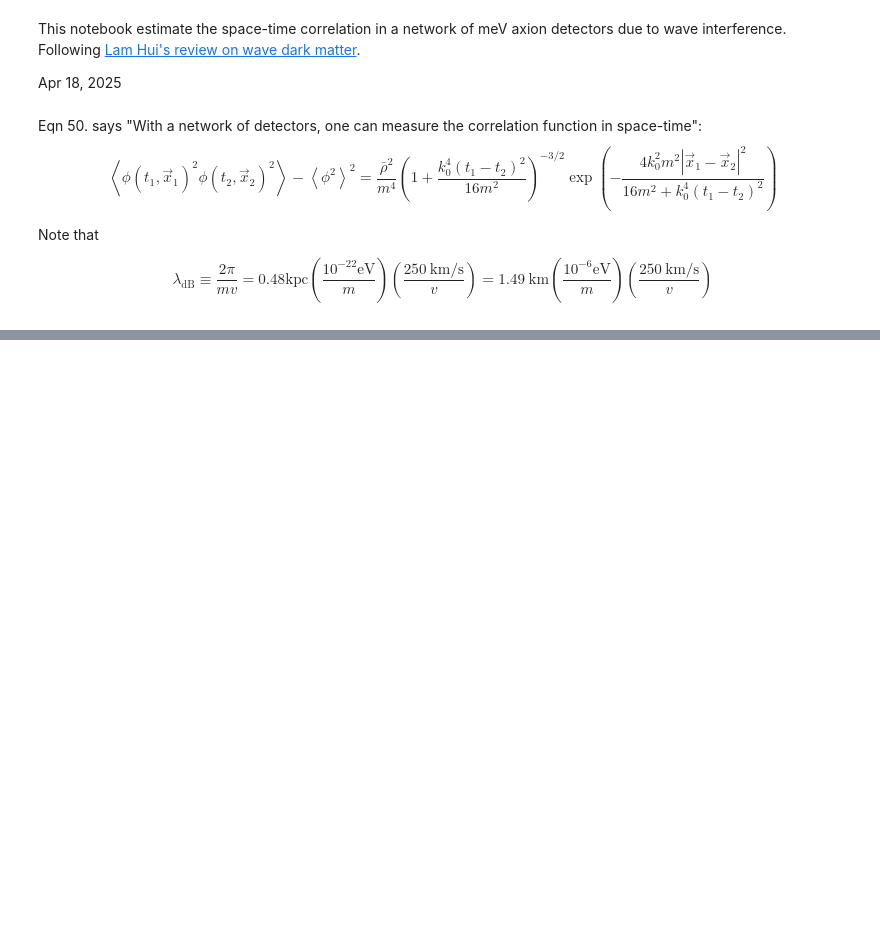
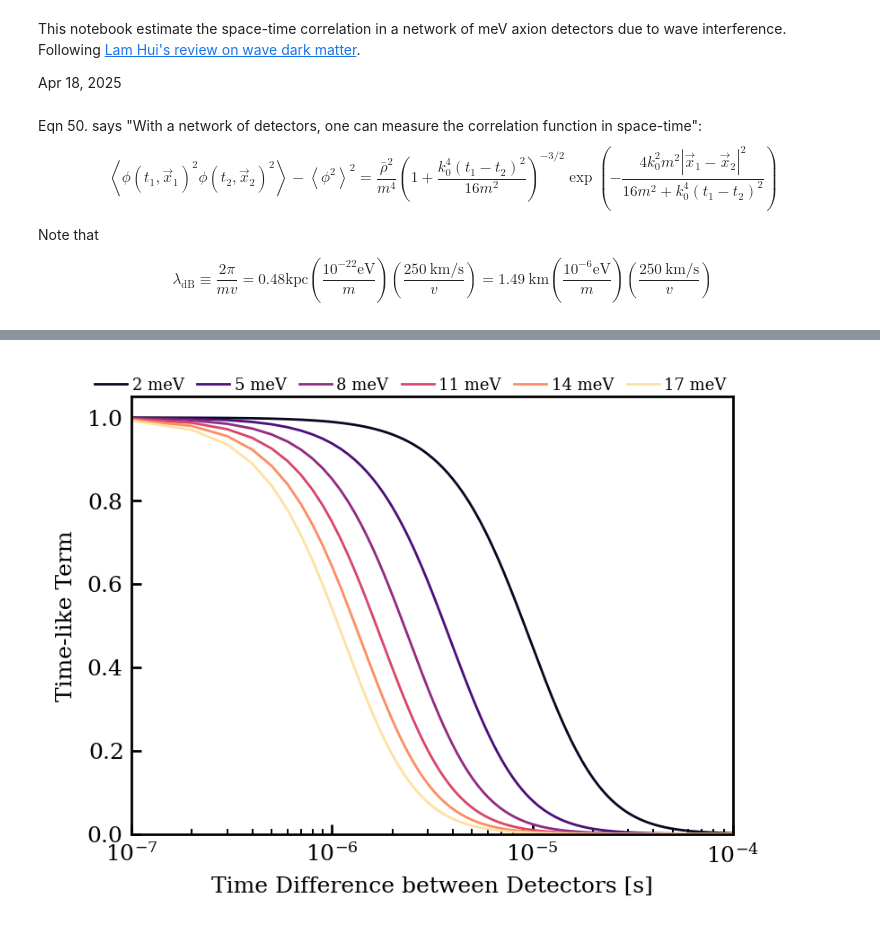
Before and after one commit to FaroutYLq/axioph, a Jupyter notebook: Network/space_time_correlation.ipynb, the cells around one changed output, grey strips where cells are left out. Drawn from its saved outputs; the diff is of its cells as text; code cells hidden in the pictures; blank space fills up the shorter version.

```diff
--- a/Network/space_time_correlation.ipynb
+++ b/Network/space_time_correlation.ipynb
@@ -138,0 +132,39 @@ Text(0, 0.5, 'Space-time Correlation')
+# %%
+import matplotlib.pyplot as plt
+import numpy as np
+
+dt_s = np.linspace(0, 1e-3, 10_000)
+
+m_eVs = [2e-3, 5e-3, 8e-3, 11e-3, 14e-3, 17e-3]
+
+# Set up the magma colormap scaled to your mass range
+cmap = plt.cm.magma
+norm = plt.Normalize(vmin=1e-3, vmax=18e-3)
+
+for m_ev in m_eVs:
+    t_dB_s = 5.9e-6 / m_ev * 1e-3
+    time_like_term = compute_time_like_term(m_ev=m_ev, v_kmS=250, dt_s=dt_s)
+
+    # Get color from the normalized colormap
+    color = cmap(norm(m_ev))
+
+    plt.plot(dt_s, time_like_term, color=color, label=f"{int(m_ev/1e-3)} meV")
+    #plt.axvline(t_dB_s, ls=":")
+
+plt.xscale("log")
+#plt.yscale("log")
+plt.xlabel("Time Difference between Detectors [s]")
+plt.ylabel("Time-like Term")
+plt.ylim(0)
+plt.xlim(1e-7, 1e-4)
+plt.legend(ncol=6, fontsize=6.5, loc="upper right", bbox_to_anchor=(1.0, 1.06))
+
+# Optional: Add a colorbar to show the mass scale
+sm = plt.cm.ScalarMappable(cmap=cmap, norm=norm)
+sm.set_array([])
+#cbar = plt.colorbar(sm, ax=plt.gca())
+#cbar.set_label('Mass [eV]', rotation=270, labelpad=15)
+
+plt.show()
+# %% [output]
+[figure, added]
```
Also changed, not shown: parts of 11 cells of this notebook.
